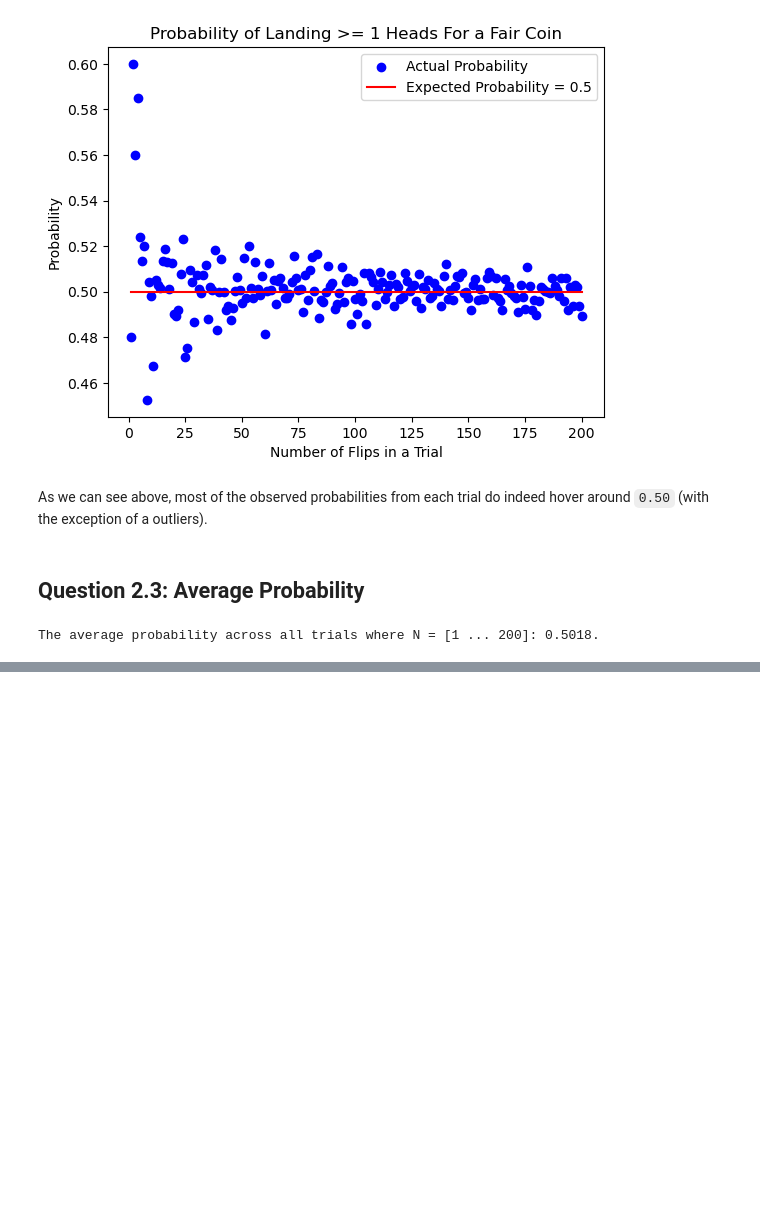
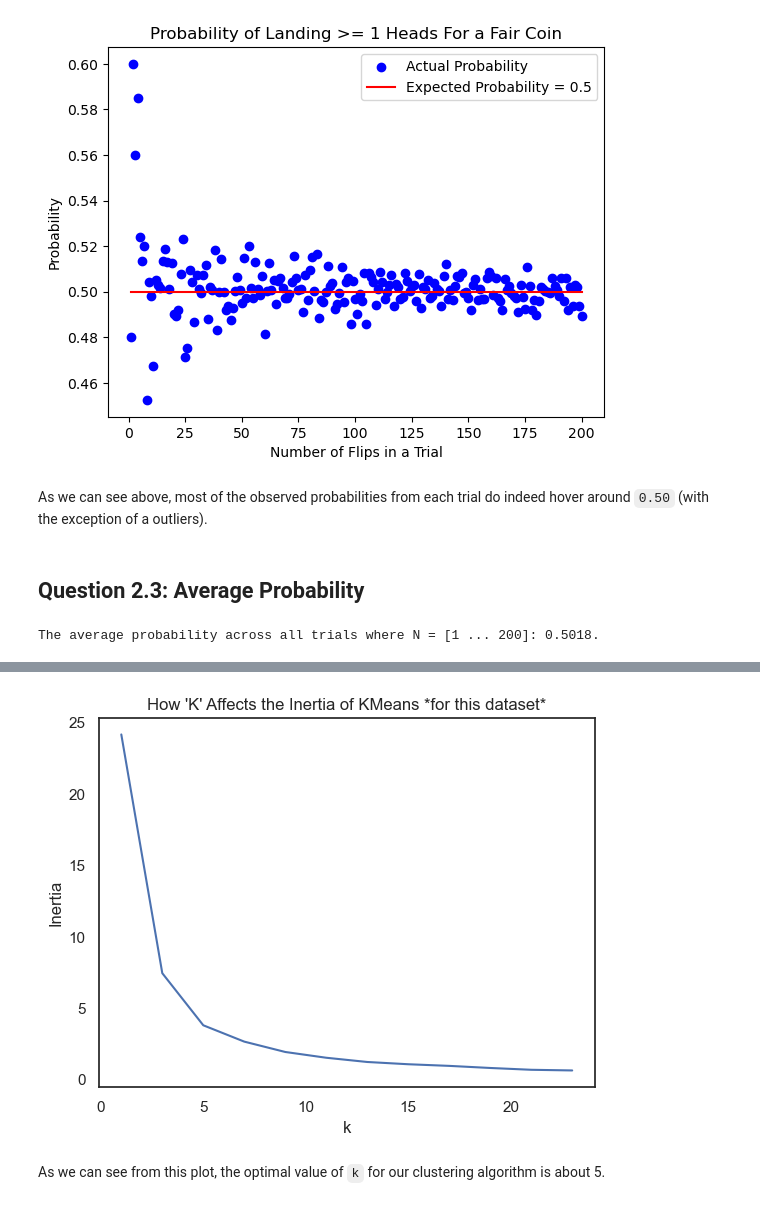
Before and after one commit to UPstartDeveloper/ML-Fundamentals-and-Apps, a Jupyter notebook: SyedRaza_HW1/SyedRaza_HW1.ipynb, the cells around one changed output, grey strips where cells are left out. Cells and saved outputs as stored; diff of their text form; code cells hidden in the pictures; blank space fills up the shorter version.

```diff
--- a/SyedRaza_HW1/SyedRaza_HW1.ipynb
+++ b/SyedRaza_HW1/SyedRaza_HW1.ipynb
@@ -78,0 +198,3 @@ The average probability across all trials where N = [1 ... 200]: 0.5018.
+# %%
+predictor_data = X = np.array(unlabelled_df[["var1", "var2"]])
+model_results = myKMeans(predictor_data)
@@ -78,0 +221,24 @@ The average probability across all trials where N = [1 ... 200]: 0.5018.
+# %%
+from sklearn.cluster import KMeans
+
+# Credit to Prof. Toutounchian of Drexel for inspiring this code:
+# https://github.com/UPstartDeveloper/DS-2.1-Machine-Learning/blob/master/Notebooks/remote_simple_kmeans.ipynb
+inertias = []
+K = range(1, 25, 2)
+for potential_k in K:
+    # fit the k-means for a given k to the data (X)
+    model = KMeans(n_clusters=potential_k)
+    model.fit(predictor_data)
+    # record the inertia
+    inertias.append(model.inertia_)
+
+# Plot the elbow
+plt.plot(K, inertias)
+plt.xlabel('k')
+plt.ylabel('Inertia')
+plt.title("How 'K' Affects the Inertia of KMeans *for this dataset*")
+plt.show()
+# %% [output]
+[figure, added]
+# %% [markdown]
+As we can see from this plot, the optimal value of `k` for our clustering algorithm is about 5.
```
Also changed, not shown: parts of 17 cells of this notebook.
